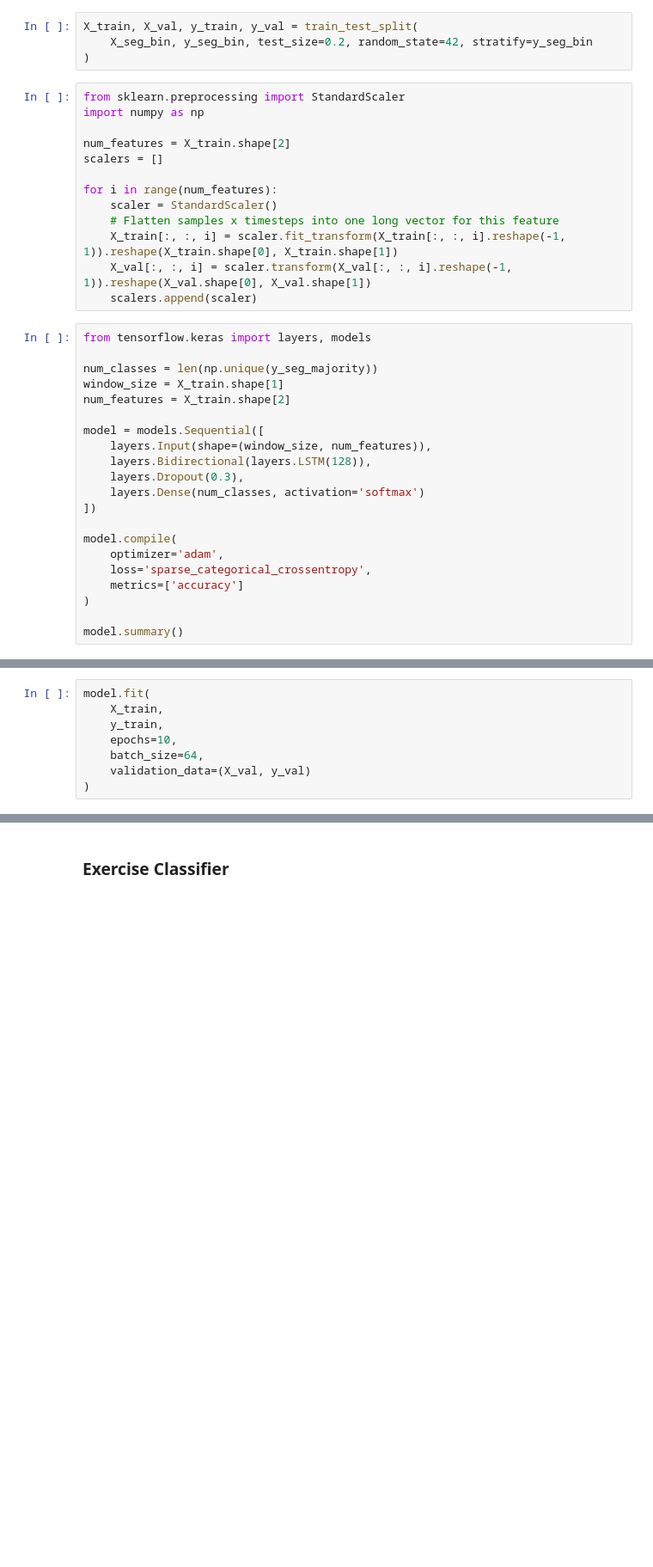
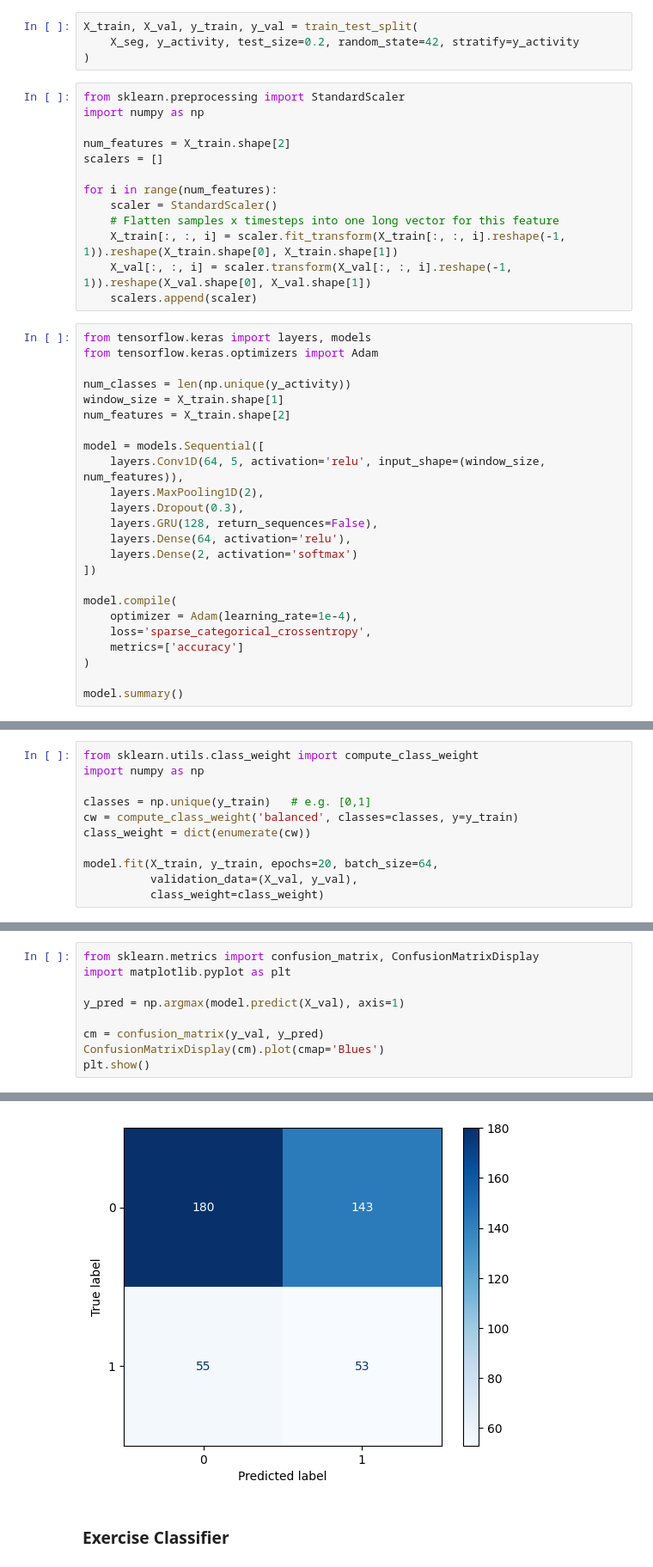
Before and after one commit to HammyLA/cs156-exercise-project, a Jupyter notebook: notebooks/exploration.ipynb, the cells around one changed output, grey strips where cells are left out. Shown at 86% size. Drawn from its saved outputs; the diff is of its cells as text; blank space fills up the shorter version.

```diff
--- a/notebooks/exploration.ipynb
+++ b/notebooks/exploration.ipynb
@@ -541,7 +579,7 @@ y_activity.shape
 ### Activity Classifier
 # %%
 X_train, X_val, y_train, y_val = train_test_split(
-    X_seg_bin, y_seg_bin, test_size=0.2, random_state=42, stratify=y_seg_bin
+    X_seg, y_activity, test_size=0.2, random_state=42, stratify=y_activity
 )
 # %%
 from sklearn.preprocessing import StandardScaler
@@ -558,20 +596,23 @@ for i in range(num_features):
     scalers.append(scaler)
 # %%
 from tensorflow.keras import layers, models
+from tensorflow.keras.optimizers import Adam
 
-num_classes = len(np.unique(y_seg_majority))
+num_classes = len(np.unique(y_activity))
 window_size = X_train.shape[1]
 num_features = X_train.shape[2]
 
 model = models.Sequential([
-    layers.Input(shape=(window_size, num_features)),
-    layers.Bidirectional(layers.LSTM(128)),
+    layers.Conv1D(64, 5, activation='relu', input_shape=(window_size, num_features)),
+    layers.MaxPooling1D(2),
     layers.Dropout(0.3),
-    layers.Dense(num_classes, activation='softmax')
+    layers.GRU(128, return_sequences=False),
+    layers.Dense(64, activation='relu'),
+    layers.Dense(2, activation='softmax')
 ])
 
 model.compile(
-    optimizer='adam',
+    optimizer = Adam(learning_rate=1e-4),
     loss='sparse_categorical_crossentropy',
     metrics=['accuracy']
 )
@@ -580,8 +641,11 @@ model.summary()
-# %%
-model.fit(
-    X_train,
-    y_train,
-    epochs=10,
-    batch_size=64,
-    validation_data=(X_val, y_val)
-)
+# %%
+from sklearn.utils.class_weight import compute_class_weight
+import numpy as np
+
+classes = np.unique(y_train)   # e.g. [0,1]
+cw = compute_class_weight('balanced', classes=classes, y=y_train)
+class_weight = dict(enumerate(cw))
+
+model.fit(X_train, y_train, epochs=20, batch_size=64,
+          validation_data=(X_val, y_val),
+          class_weight=class_weight)
@@ -587,0 +671,10 @@ model.fit(
+# %%
+from sklearn.metrics import confusion_matrix, ConfusionMatrixDisplay
+import matplotlib.pyplot as plt
+
+y_pred = np.argmax(model.predict(X_val), axis=1)
+
+cm = confusion_matrix(y_val, y_pred)
+ConfusionMatrixDisplay(cm).plot(cmap='Blues')
+plt.show()
+# %% [output]
@@ -588,3 +682,4 @@ model.fit(
+[figure, added]
 # %% [markdown]
 ### Exercise Classifier
 # %%
```
Also changed, not shown: parts of 8 cells of this notebook, 1 other file.
